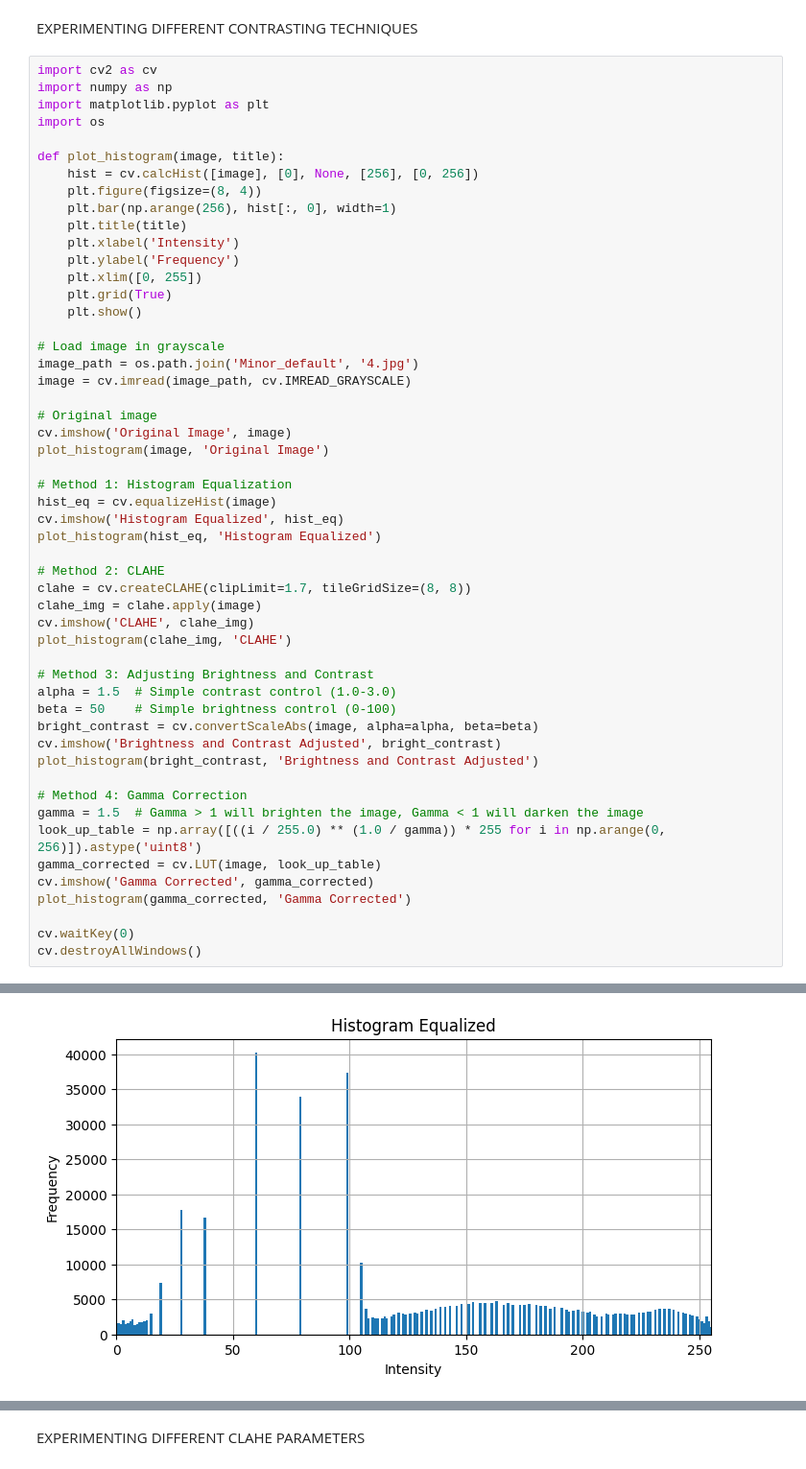
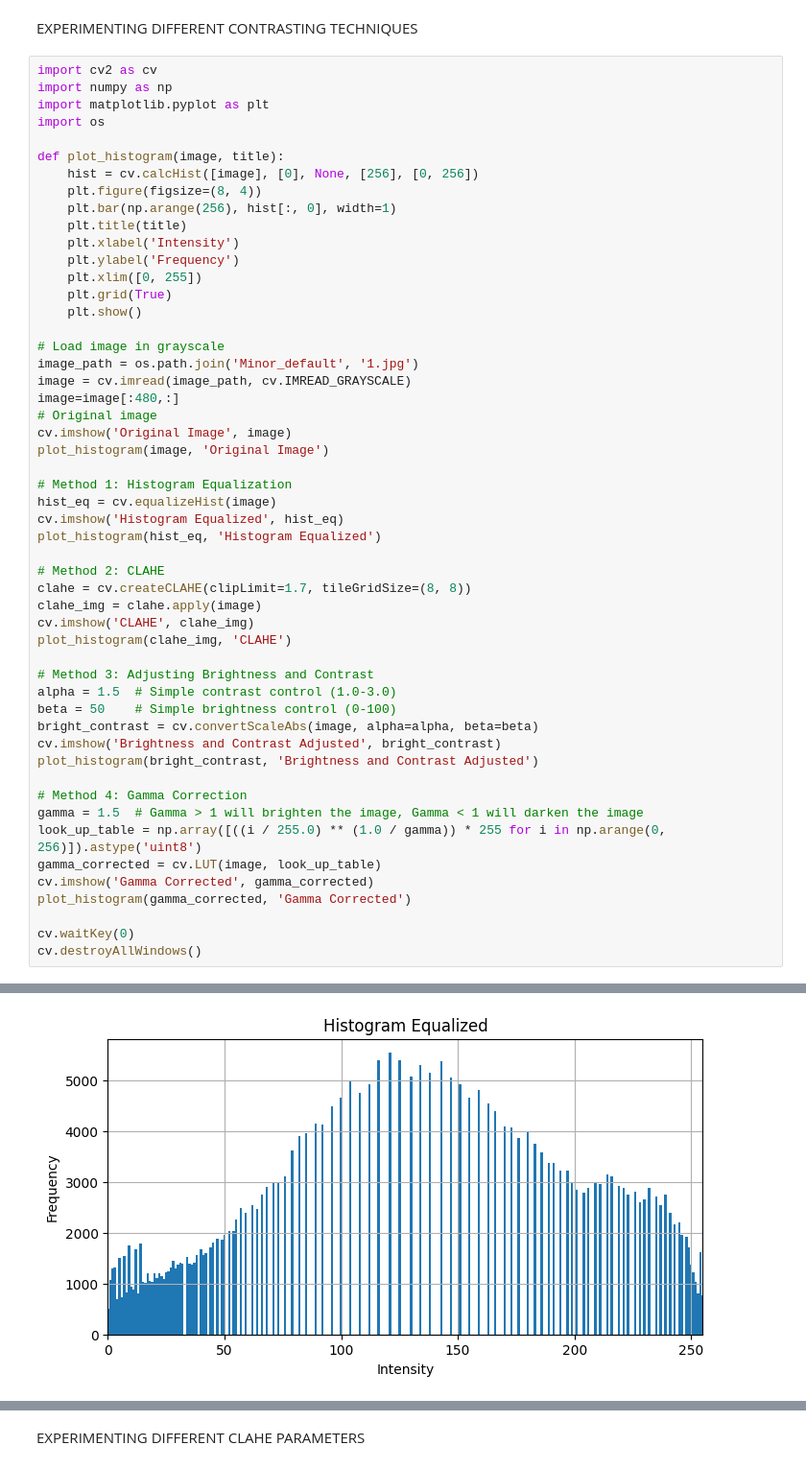
Before and after one commit to adityagupta-apg/knitsmart, a Jupyter notebook: practice.ipynb, the cells around one changed output, grey strips where cells are left out. Shown at 96% size. Drawn from its saved outputs; the diff is of its cells as text.

```diff
--- a/practice.ipynb
+++ b/practice.ipynb
@@ -630,9 +630,9 @@ def plot_histogram(image, title):
     plt.show()
 
 # Load image in grayscale
-image_path = os.path.join('Minor_default', '4.jpg')
+image_path = os.path.join('Minor_default', '1.jpg')
 image = cv.imread(image_path, cv.IMREAD_GRAYSCALE)
-
+image=image[:480,:]
 # Original image
 cv.imshow('Original Image', image)
 plot_histogram(image, 'Original Image')
@@ -669 +669 @@ cv.destroyAllWindows()
-[figure, old version]
+[figure, new version]
```
Also changed, not shown: parts of 8 cells of this notebook.
